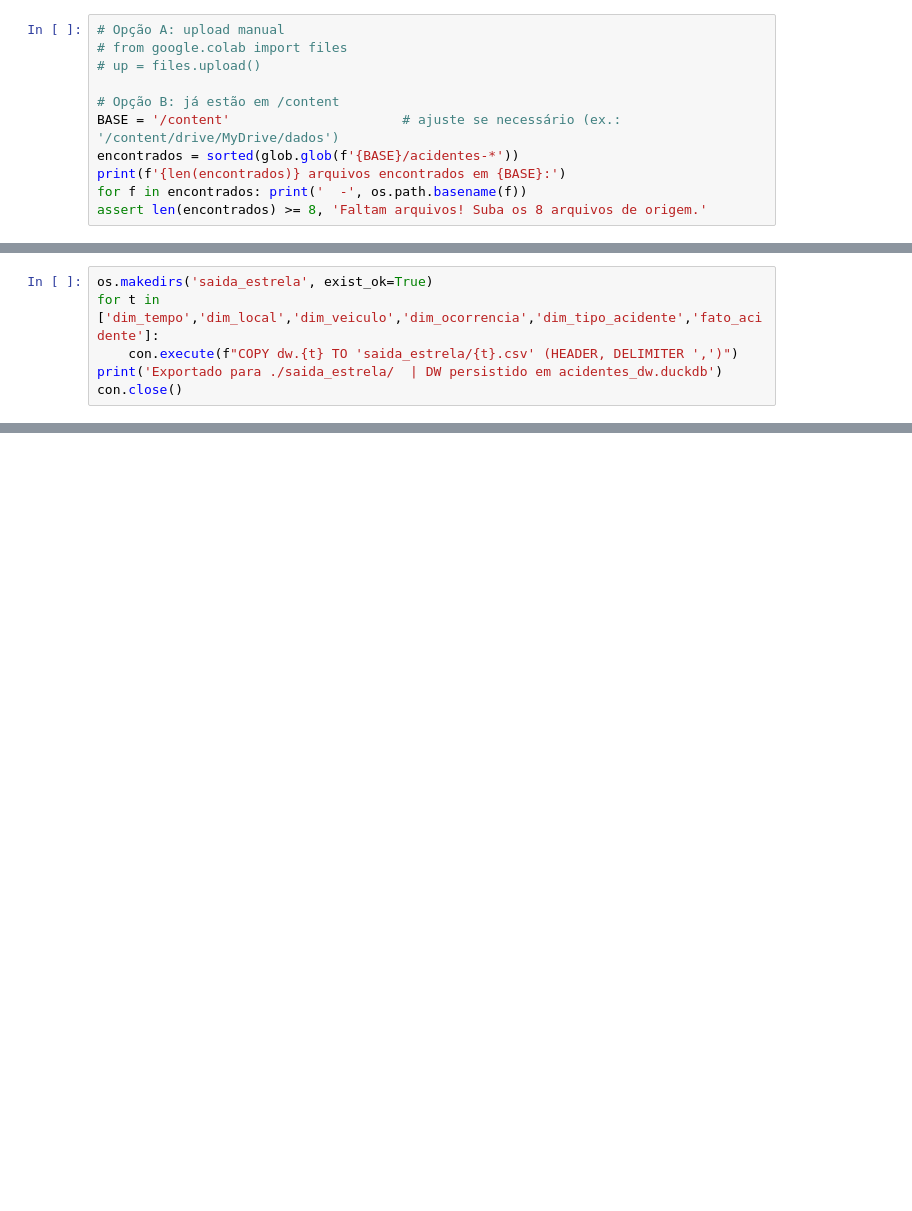
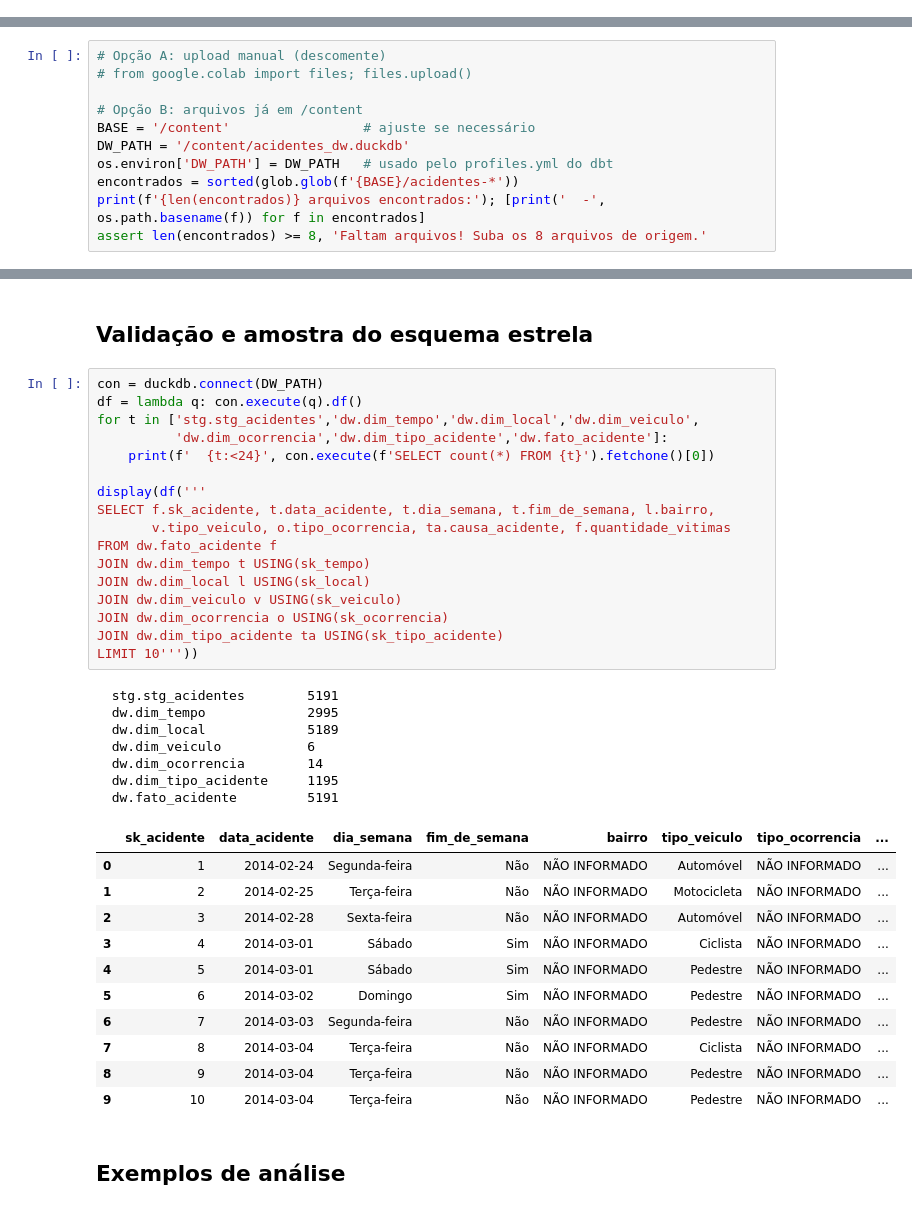
Before and after one commit to annecollier/Projeto-de-Integracao, a Jupyter notebook: pipelns/pipeline_ELT_acidentes_recife.ipynb, the cells around one changed output, grey strips where cells are left out. Cells and saved outputs as stored; diff of their text form; blank space fills up the shorter version.

```diff
--- a/pipelns/pipeline_ELT_acidentes_recife.ipynb
+++ b/pipelns/pipeline_ELT_acidentes_recife.ipynb
@@ -34,11 +0,0 @@ Se já tiver subido os arquivos para o Colab (pasta `/content`) ou montado o Dri
-# %%
-# Opção A: upload manual
-# from google.colab import files
-# up = files.upload()
-
-# Opção B: já estão em /content
-BASE = '/content'                      # ajuste se necessário (ex.: '/content/drive/MyDrive/dados')
-encontrados = sorted(glob.glob(f'{BASE}/acidentes-*'))
-print(f'{len(encontrados)} arquivos encontrados em {BASE}:')
-for f in encontrados: print('  -', os.path.basename(f))
-assert len(encontrados) >= 8, 'Faltam arquivos! Suba os 8 arquivos de origem.'
@@ -519,6 +0,0 @@ GROUP BY l.bairro ORDER BY acidentes DESC LIMIT 10'''))
-# %%
-os.makedirs('saida_estrela', exist_ok=True)
-for t in ['dim_tempo','dim_local','dim_veiculo','dim_ocorrencia','dim_tipo_acidente','fato_acidente']:
-    con.execute(f"COPY dw.{t} TO 'saida_estrela/{t}.csv' (HEADER, DELIMITER ',')")
-print('Exportado para ./saida_estrela/  | DW persistido em acidentes_dw.duckdb')
-con.close()
@@ -526,0 +44,11 @@ Exportado para ./saida_estrela/  | DW persistido em acidentes_dw.duckdb
+# %%
+# Opção A: upload manual (descomente)
+# from google.colab import files; files.upload()
+
+# Opção B: arquivos já em /content
+BASE = '/content'                 # ajuste se necessário
+DW_PATH = '/content/acidentes_dw.duckdb'
+os.environ['DW_PATH'] = DW_PATH   # usado pelo profiles.yml do dbt
+encontrados = sorted(glob.glob(f'{BASE}/acidentes-*'))
+print(f'{len(encontrados)} arquivos encontrados:'); [print('  -', os.path.basename(f)) for f in encontrados]
+assert len(encontrados) >= 8, 'Faltam arquivos! Suba os 8 arquivos de origem.'
@@ -526,0 +247,40 @@ Exportado para ./saida_estrela/  | DW persistido em acidentes_dw.duckdb
+# %% [markdown]
+## Validação e amostra do esquema estrela
+# %%
+con = duckdb.connect(DW_PATH)
+df = lambda q: con.execute(q).df()
+for t in ['stg.stg_acidentes','dw.dim_tempo','dw.dim_local','dw.dim_veiculo',
+          'dw.dim_ocorrencia','dw.dim_tipo_acidente','dw.fato_acidente']:
+    print(f'  {t:<24}', con.execute(f'SELECT count(*) FROM {t}').fetchone()[0])
+
+display(df('''
+SELECT f.sk_acidente, t.data_acidente, t.dia_semana, t.fim_de_semana, l.bairro,
+       v.tipo_veiculo, o.tipo_ocorrencia, ta.causa_acidente, f.quantidade_vitimas
+FROM dw.fato_acidente f
+JOIN dw.dim_tempo t USING(sk_tempo)
+JOIN dw.dim_local l USING(sk_local)
+JOIN dw.dim_veiculo v USING(sk_veiculo)
+JOIN dw.dim_ocorrencia o USING(sk_ocorrencia)
+JOIN dw.dim_tipo_acidente ta USING(sk_tipo_acidente)
+LIMIT 10'''))
+# %% [output]
+  stg.stg_acidentes        5191
+  dw.dim_tempo             2995
+  dw.dim_local             5189
+  dw.dim_veiculo           6
+  dw.dim_ocorrencia        14
+  dw.dim_tipo_acidente     1195
+  dw.fato_acidente         5191
+|  | sk_acidente | data_acidente | dia_semana | fim_de_semana | bairro | tipo_veiculo | tipo_ocorrencia | ... |
+| 0 | 1 | 2014-02-24 | Segunda-feira | Não | NÃO INFORMADO | Automóvel | NÃO INFORMADO | ... |
+| 1 | 2 | 2014-02-25 | Terça-feira | Não | NÃO INFORMADO | Motocicleta | NÃO INFORMADO | ... |
+| 2 | 3 | 2014-02-28 | Sexta-feira | Não | NÃO INFORMADO | Automóvel | NÃO INFORMADO | ... |
+| 3 | 4 | 2014-03-01 | Sábado | Sim | NÃO INFORMADO | Ciclista | NÃO INFORMADO | ... |
+| 4 | 5 | 2014-03-01 | Sábado | Sim | NÃO INFORMADO | Pedestre | NÃO INFORMADO | ... |
+| 5 | 6 | 2014-03-02 | Domingo | Sim | NÃO INFORMADO | Pedestre | NÃO INFORMADO | ... |
+| 6 | 7 | 2014-03-03 | Segunda-feira | Não | NÃO INFORMADO | Pedestre | NÃO INFORMADO | ... |
+| 7 | 8 | 2014-03-04 | Terça-feira | Não | NÃO INFORMADO | Ciclista | NÃO INFORMADO | ... |
+| 8 | 9 | 2014-03-04 | Terça-feira | Não | NÃO INFORMADO | Pedestre | NÃO INFORMADO | ... |
+| 9 | 10 | 2014-03-04 | Terça-feira | Não | NÃO INFORMADO | Pedestre | NÃO INFORMADO | ... |
+# %% [markdown]
+## Exemplos de análise
```
Also changed, not shown: parts of 39 cells of this notebook.
